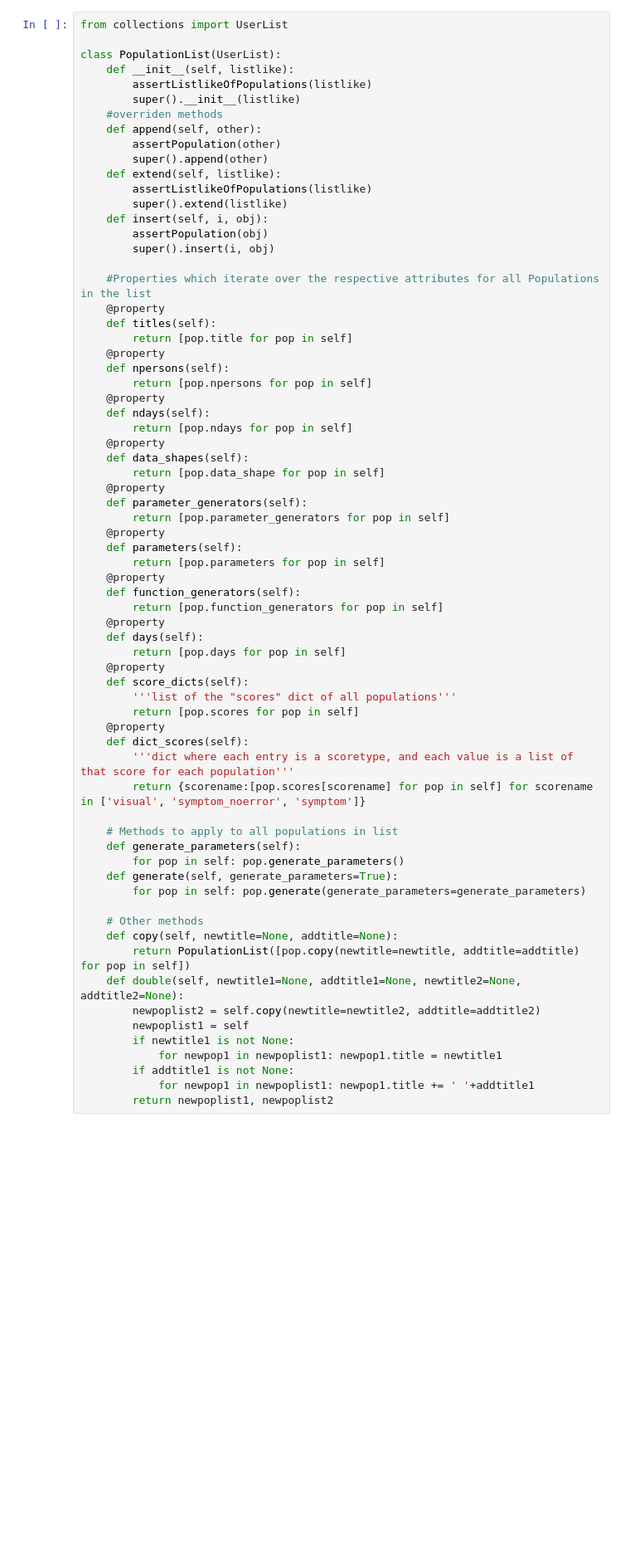
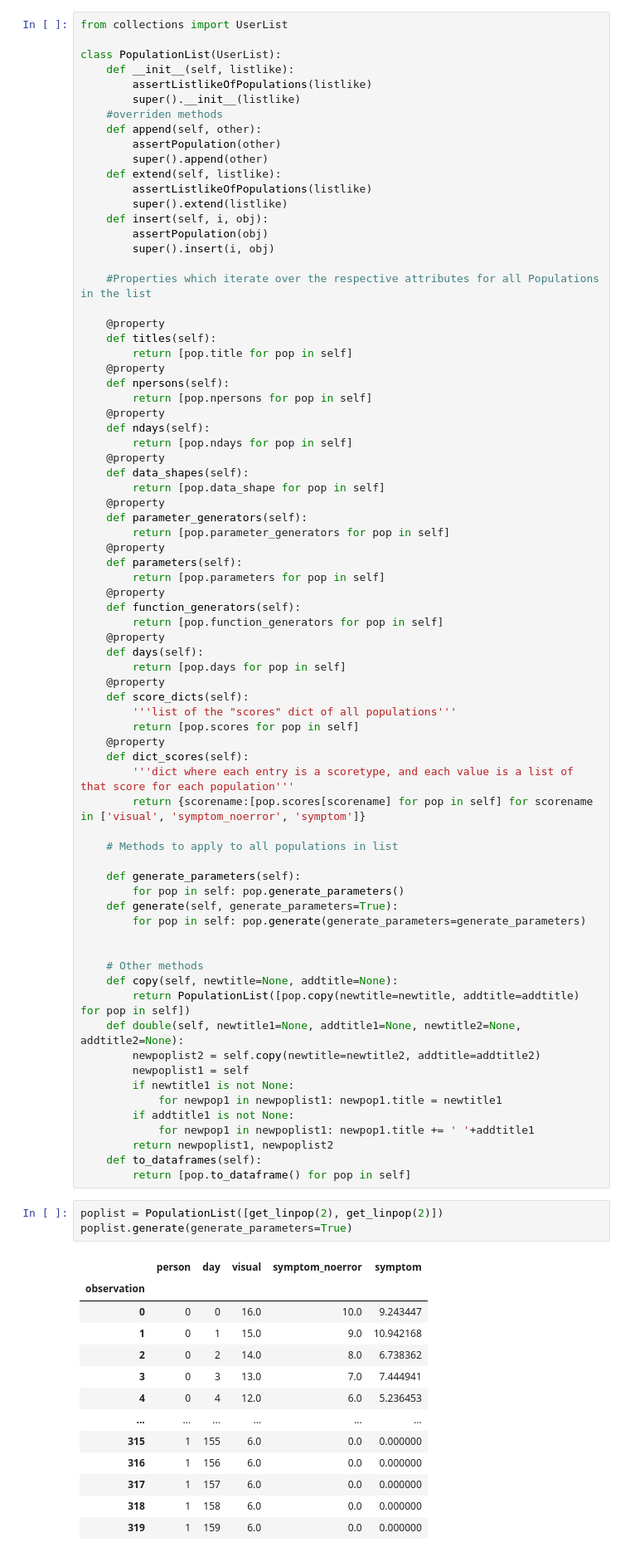
Before and after one commit to ZacharyVernec/smile, a Jupyter notebook: Simulations.ipynb, the cells around one changed output. Shown at 83% size. Cells and saved outputs as stored; diff of their text form; blank space fills up the shorter version.

Commit message:
Added dataframe index name and to_dataframe() for PopulationList

```diff
--- a/Simulations.ipynb
+++ b/Simulations.ipynb
@@ -322,6 +323,7 @@ class PopulationList(UserList):
         super().insert(i, obj)
 
     #Properties which iterate over the respective attributes for all Populations in the list
+
     @property
     def titles(self):
         return [pop.title for pop in self]
@@ -356,10 +358,12 @@ class PopulationList(UserList):
         return {scorename:[pop.scores[scorename] for pop in self] for scorename in ['visual', 'symptom_noerror', 'symptom']}
 
     # Methods to apply to all populations in list
+
     def generate_parameters(self):
         for pop in self: pop.generate_parameters()
     def generate(self, generate_parameters=True):
         for pop in self: pop.generate(generate_parameters=generate_parameters)
+
 
     # Other methods
     def copy(self, newtitle=None, addtitle=None):
@@ -372,3 +376,22 @@ class PopulationList(UserList):
         if addtitle1 is not None:
             for newpop1 in newpoplist1: newpop1.title += ' '+addtitle1
         return newpoplist1, newpoplist2
+    def to_dataframes(self):
+        return [pop.to_dataframe() for pop in self]
+# %%
+poplist = PopulationList([get_linpop(2), get_linpop(2)])
+poplist.generate(generate_parameters=True)
+# %% [output]
+|  | person | day | visual | symptom_noerror | symptom |
+| observation |  |  |  |  |  |
+| 0 | 0 | 0 | 16.0 | 10.0 | 9.243447 |
+| 1 | 0 | 1 | 15.0 | 9.0 | 10.942168 |
+| 2 | 0 | 2 | 14.0 | 8.0 | 6.738362 |
+| 3 | 0 | 3 | 13.0 | 7.0 | 7.444941 |
+| 4 | 0 | 4 | 12.0 | 6.0 | 5.236453 |
+| ... | ... | ... | ... | ... | ... |
+| 315 | 1 | 155 | 6.0 | 0.0 | 0.000000 |
+| 316 | 1 | 156 | 6.0 | 0.0 | 0.000000 |
+| 317 | 1 | 157 | 6.0 | 0.0 | 0.000000 |
+| 318 | 1 | 158 | 6.0 | 0.0 | 0.000000 |
+| 319 | 1 | 159 | 6.0 | 0.0 | 0.000000 |
```
Also changed, not shown: parts of 2 cells of this notebook.
